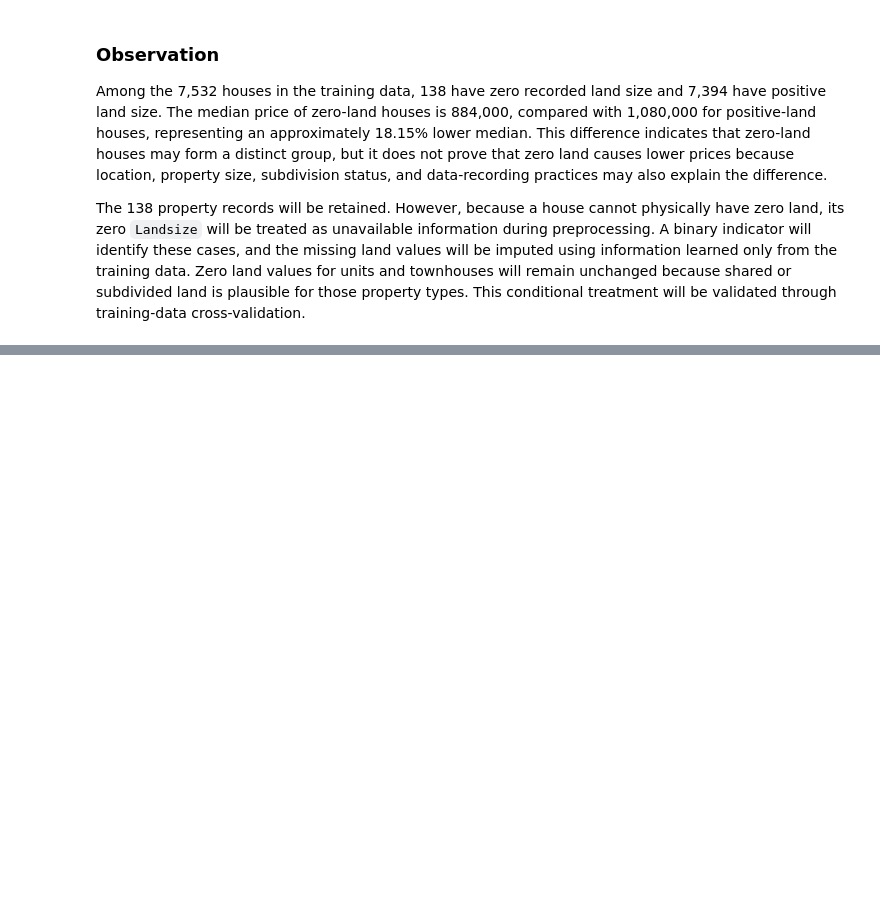
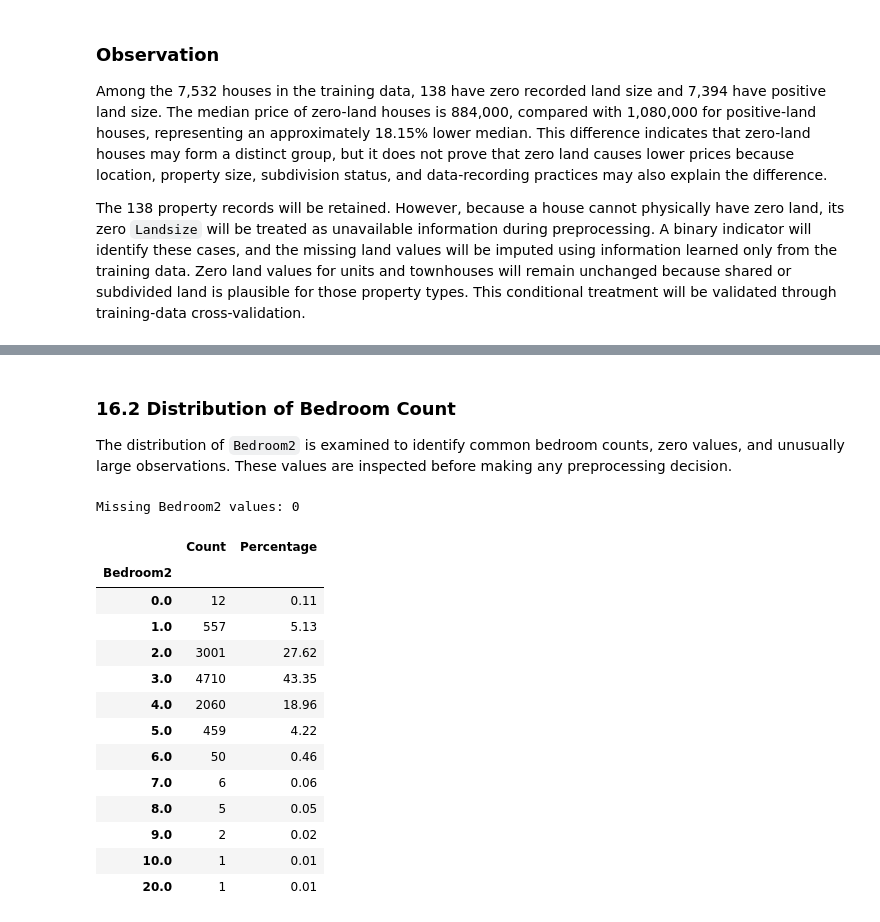
Before and after one commit to WaqasGurmani/house-price-linear-models, a Jupyter notebook: notebooks/02_eda_and_data_quality.ipynb, the cells around one changed output, grey strips where cells are left out. Saved outputs shown, nothing was run; the diff lists cells and outputs as text; code cells hidden in the pictures; blank space fills up the shorter version.

```diff
--- a/notebooks/02_eda_and_data_quality.ipynb
+++ b/notebooks/02_eda_and_data_quality.ipynb
@@ -640,0 +723,40 @@ The 138 property records will be retained. However, because a house cannot physi
+# %% [markdown]
+### 16.2 Distribution of Bedroom Count
+
+The distribution of `Bedroom2` is examined to identify common bedroom counts, zero values, and unusually large observations. These values are inspected before making any preprocessing decision.
+# %%
+bedroom2_summary = (
+    train_df["Bedroom2"]
+    .value_counts()
+    .sort_index()
+    .to_frame("Count")
+)
+
+bedroom2_summary["Percentage"] = (
+    bedroom2_summary["Count"]
+    / train_df["Bedroom2"].notna().sum()
+    * 100
+).round(2)
+
+print(
+    "Missing Bedroom2 values:",
+    train_df["Bedroom2"].isna().sum()
+)
+
+bedroom2_summary
+# %% [output]
+Missing Bedroom2 values: 0
+|  | Count | Percentage |
+| Bedroom2 |  |  |
+| 0.0 | 12 | 0.11 |
+| 1.0 | 557 | 5.13 |
+| 2.0 | 3001 | 27.62 |
+| 3.0 | 4710 | 43.35 |
+| 4.0 | 2060 | 18.96 |
+| 5.0 | 459 | 4.22 |
+| 6.0 | 50 | 0.46 |
+| 7.0 | 6 | 0.06 |
+| 8.0 | 5 | 0.05 |
+| 9.0 | 2 | 0.02 |
+| 10.0 | 1 | 0.01 |
+| 20.0 | 1 | 0.01 |
```
Also changed, not shown: parts of 11 cells of this notebook, 1 other file.
